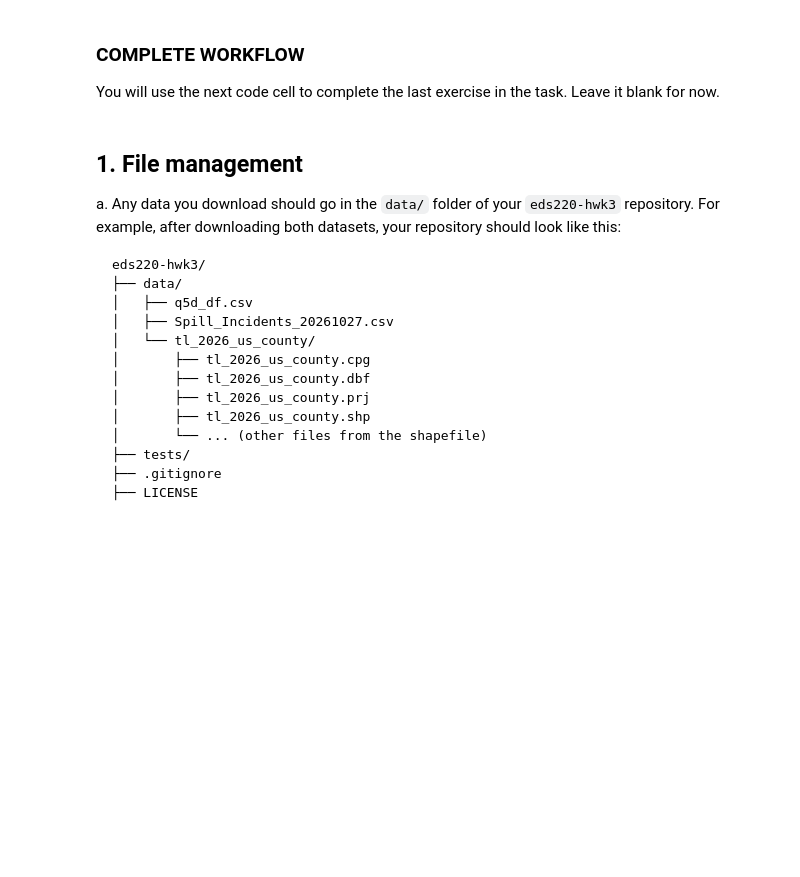
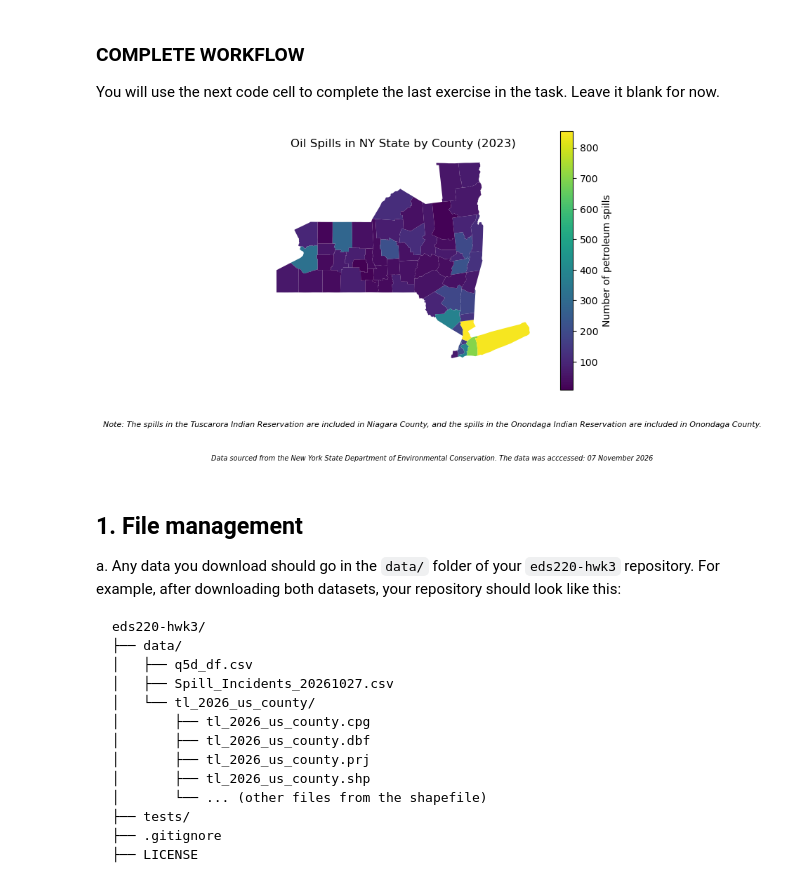
Before and after one commit to nberry18/eds220-hwk3, a Jupyter notebook: hwk3-task2-spills.ipynb, the cells around one changed output. Drawn from its saved outputs; the diff is of its cells as text; code cells hidden in the pictures; blank space fills up the shorter version.

```diff
--- a/hwk3-task2-spills.ipynb
+++ b/hwk3-task2-spills.ipynb
@@ -38,6 +38,94 @@ The second dataset is the [2026 Counties (and equivalent) TIGER shapefile](https
 You will use the next code cell to complete the last exercise in the task. Leave it blank for now.
 # %%
 # FINAL CODE
+
+# Libraries
+import os
+import numpy as np
+import pandas as pd
+import matplotlib.pyplot as plt
+import geopandas as gpd
+
+# Data
+fp = os.path.join('data', 'Spill_Incidents_20261107.csv')
+spills = pd.read_csv(fp)
+
+fp = os.path.join('data','tl_2026_us_county (2)', 'tl_2026_us_county.shp')
+counties = gpd.read_file(fp)
+
+# Data Cleaning
+spills.columns = spills.columns.str.strip().str.lower().str.replace(' ', '_')
+spills['spill_date'] = pd.to_datetime(spills['spill_date'])
+
+counties.columns = counties.columns.str.lower()
+counties['statefp'] = counties['statefp'].astype(int)
+
+# Data Selection
+petr_23 = spills[
+    (spills['spill_date'] >= '2023-01-01') &
+    (spills['spill_date'] <= '2023-12-31') &
+    (spills['material_family'] == 'Petroleum')]
+
+spills_per_county = (petr_23.groupby('county')
+                    .nunique()['spill_number']
+                    .reset_index()
+                    .rename(columns = {'spill_number':'n_spills'}))
+
+ny_counties = counties[counties['statefp'] == 36]
+
+spills_counties = spills_per_county['county'].unique()
+
+ny_diff_counties = ny_counties['name'].unique()
+
+ny_counties = ny_counties.rename(columns = {'name': 'county'})
+
+# Merge
+ny_spills = pd.merge(ny_counties,
+                     spills_per_county,
+                     how = 'inner',
+                     on = 'county')
+
+spills_per_county['county'] = spills_per_county['county'].replace({ # replace() is for values inside of columns
+'Tuscarora Indian Reservation': 'Niagara',
+'Onondaga Indian Reservation': 'Onondaga'
+})
+
+# Niagara and Onondaga now appear twice (their own spills plus the reservation spills),so group rows by county
+# and add their spill counts into a single row per county
+spills_per_county = spills_per_county.groupby('county').sum().reset_index()
+
+# Remerge spills_per_county and ny_counties
+
+ny_spills = pd.merge(ny_counties,
+    spills_per_county,
+    how = 'inner',
+    on = 'county')
+
+# Map
+fig, ax = plt.subplots()
+
+#Create a choropleth map of ny_spills
+
+ny_spills.plot(ax = ax,
+                   column = 'n_spills', # this parameter indicates which column to color by
+                    legend = True,
+                    legend_kwds = {'label': 'Number of petroleum spills'},
+                    cmap = 'viridis'
+                    )
+
+ax.axis('off')
+
+ax.set_title('Oil Spills in NY State by County (2023)', fontsize = 12)
+
+plt.figtext(0.5, 0.0, 'Note: The spills in the Tuscarora Indian Reservation are included in Niagara County, and the spills in the Onondaga Indian Reservation are included in Onondaga County.',
+    ha = 'center', fontsize = 8, style = 'italic')
+
+plt.figtext(0.5, -0.10, 'Data sourced from the New York State Department of Environmental Conservation. The data was acccessed: 07 November 2026',
+    ha = 'center', fontsize = 7, style = 'italic')
+
+plt.show()
+# %% [output]
+[figure, added]
 # %% [markdown]
 ## 1. File management
 a. Any data you download should go in the `data/` folder of your `eds220-hwk3` repository. For example, after downloading both datasets, your repository should look like this:
```
Also changed, not shown: parts of 28 cells of this notebook.
